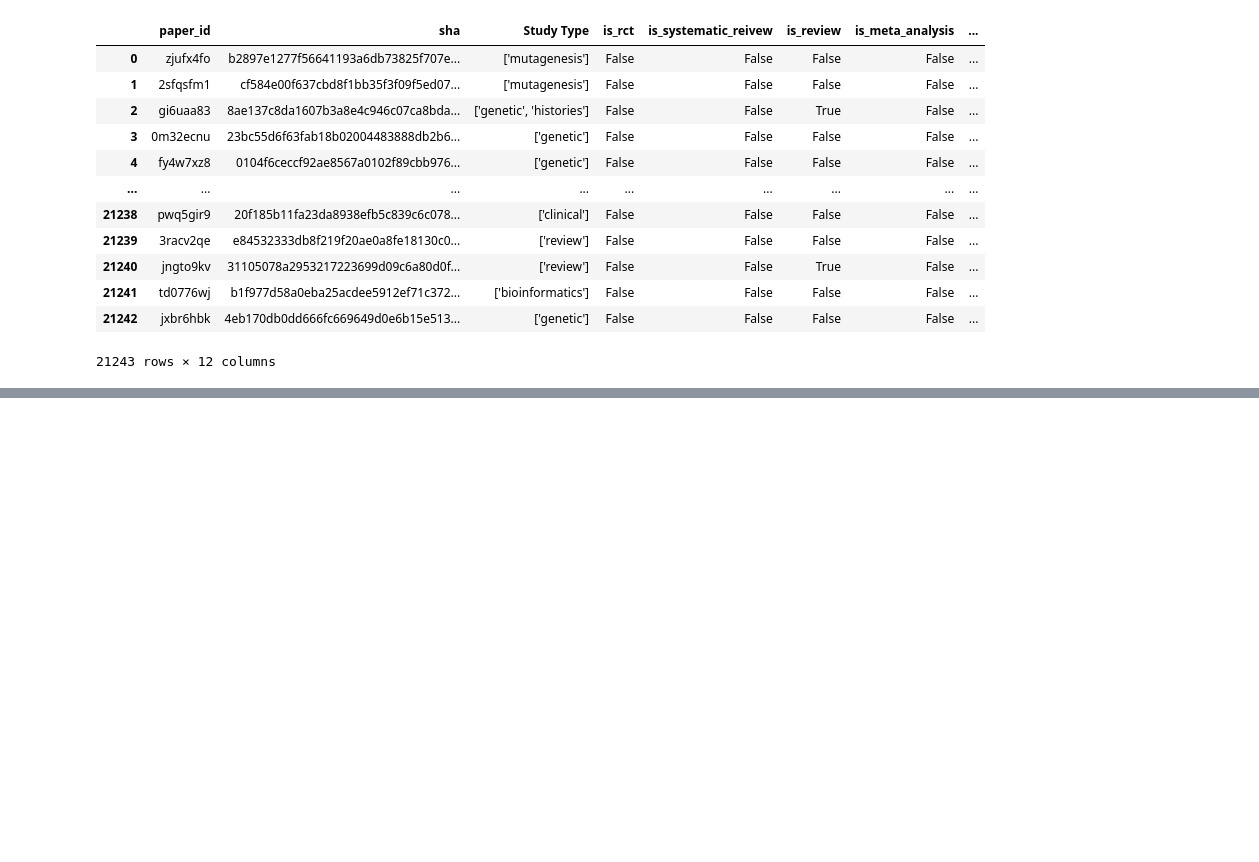
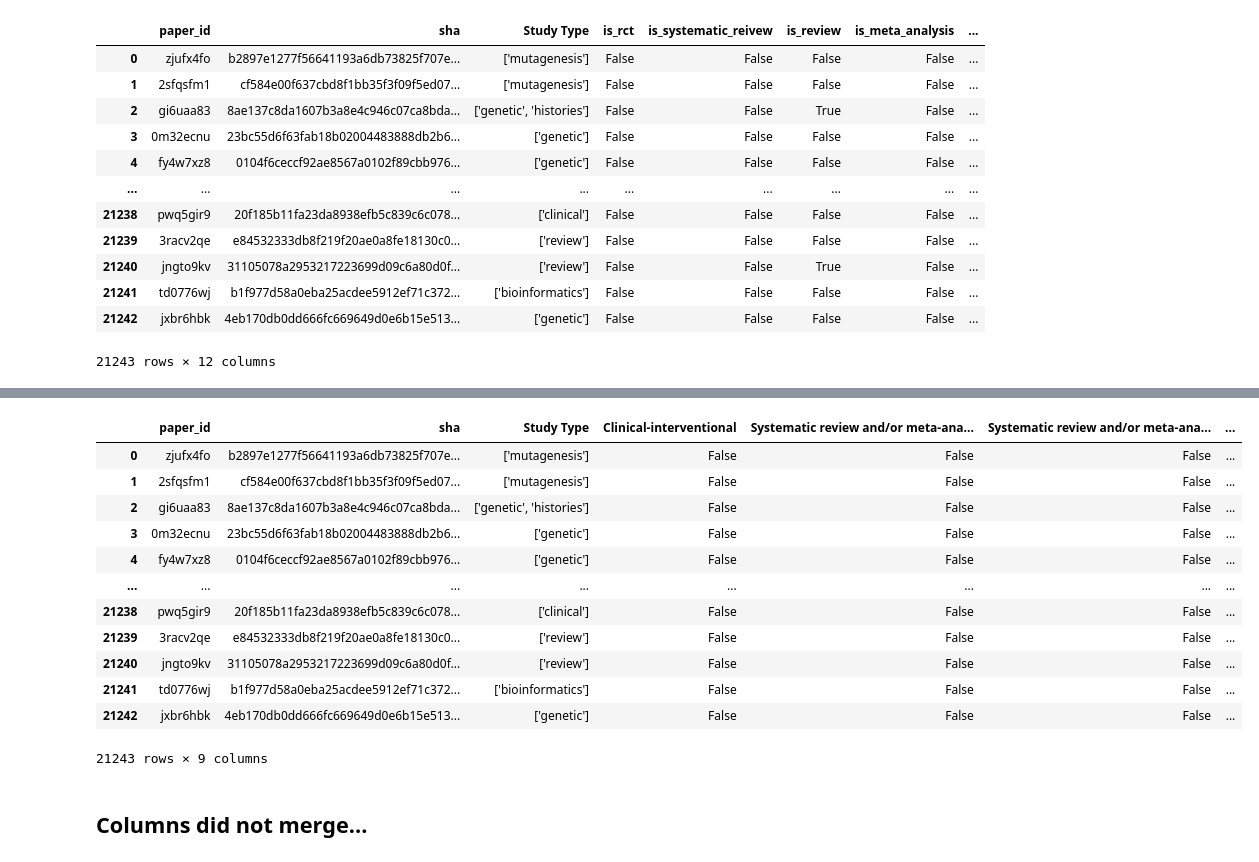
Before and after one commit to mindyng/Covid19, a Jupyter notebook: StudyTypeAnnotations.ipynb, the cells around one changed output, grey strips where cells are left out. Saved outputs shown, nothing was run; the diff lists cells and outputs as text; code cells hidden in the pictures; blank space fills up the shorter version.

```diff
--- a/StudyTypeAnnotations.ipynb
+++ b/StudyTypeAnnotations.ipynb
@@ -621,0 +601,22 @@ list(cw_merge)
+# %%
+pm_merge = pm_merge.drop(columns = 'Other')
+# %%
+pm_merge = pm_merge.drop(columns = ['cord_uid', 'pubmed_id']) #when re-running notebook, merge this cell with prior one
+# %%
+pm_merge
+# %% [output]
+|  | paper_id | sha | Study Type | Clinical-interventional | Systematic review and/or meta-ana... | Systematic review and/or meta-ana... | ... |
+| 0 | zjufx4fo | b2897e1277f56641193a6db73825f707e... | ['mutagenesis'] | False | False | False | ... |
+| 1 | 2sfqsfm1 | cf584e00f637cbd8f1bb35f3f09f5ed07... | ['mutagenesis'] | False | False | False | ... |
+| 2 | gi6uaa83 | 8ae137c8da1607b3a8e4c946c07ca8bda... | ['genetic', 'histories'] | False | False | False | ... |
+| 3 | 0m32ecnu | 23bc55d6f63fab18b02004483888db2b6... | ['genetic'] | False | False | False | ... |
+| 4 | fy4w7xz8 | 0104f6ceccf92ae8567a0102f89cbb976... | ['genetic'] | False | False | False | ... |
+| ... | ... | ... | ... | ... | ... | ... | ... |
+| 21238 | pwq5gir9 | 20f185b11fa23da8938efb5c839c6c078... | ['clinical'] | False | False | False | ... |
+| 21239 | 3racv2qe | e84532333db8f219f20ae0a8fe18130c0... | ['review'] | False | False | False | ... |
+| 21240 | jngto9kv | 31105078a2953217223699d09c6a80d0f... | ['review'] | False | False | False | ... |
+| 21241 | td0776wj | b1f977d58a0eba25acdee5912ef71c372... | ['bioinformatics'] | False | False | False | ... |
+| 21242 | jxbr6hbk | 4eb170db0dd666fc669649d0e6b15e513... | ['genetic'] | False | False | False | ... |
+21243 rows × 9 columns
+# %% [markdown]
+## Columns did not merge...
```
Also changed, not shown: parts of 8 cells of this notebook.
